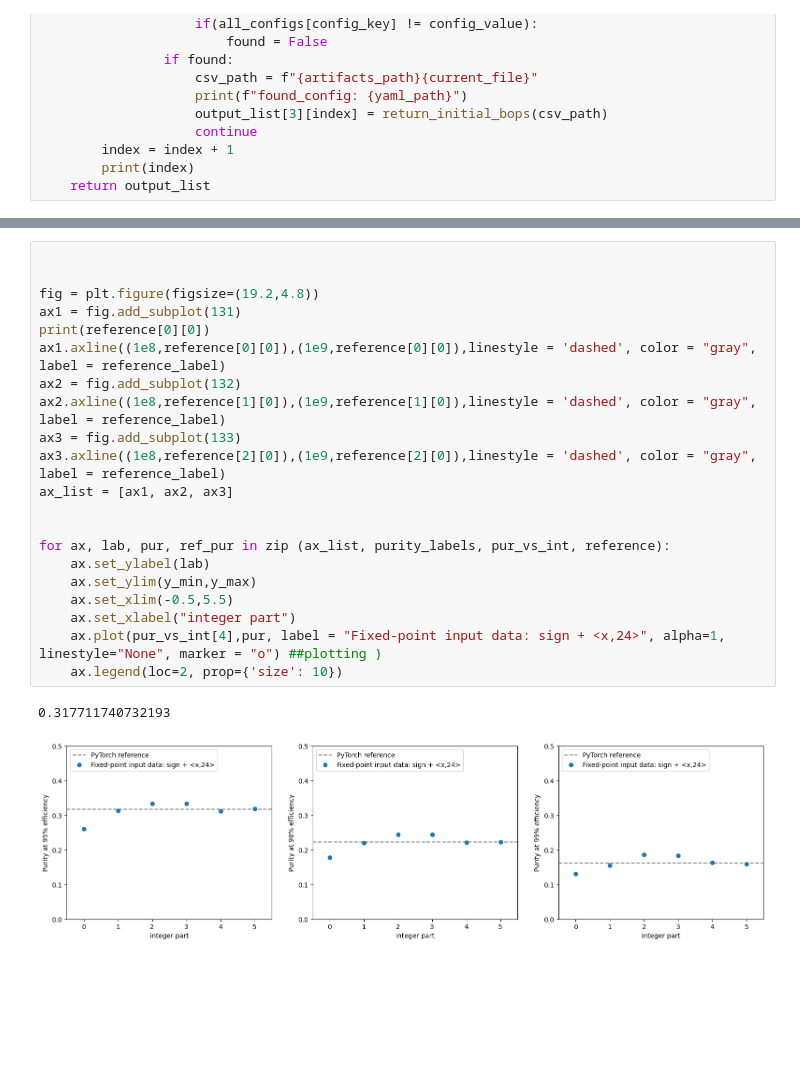
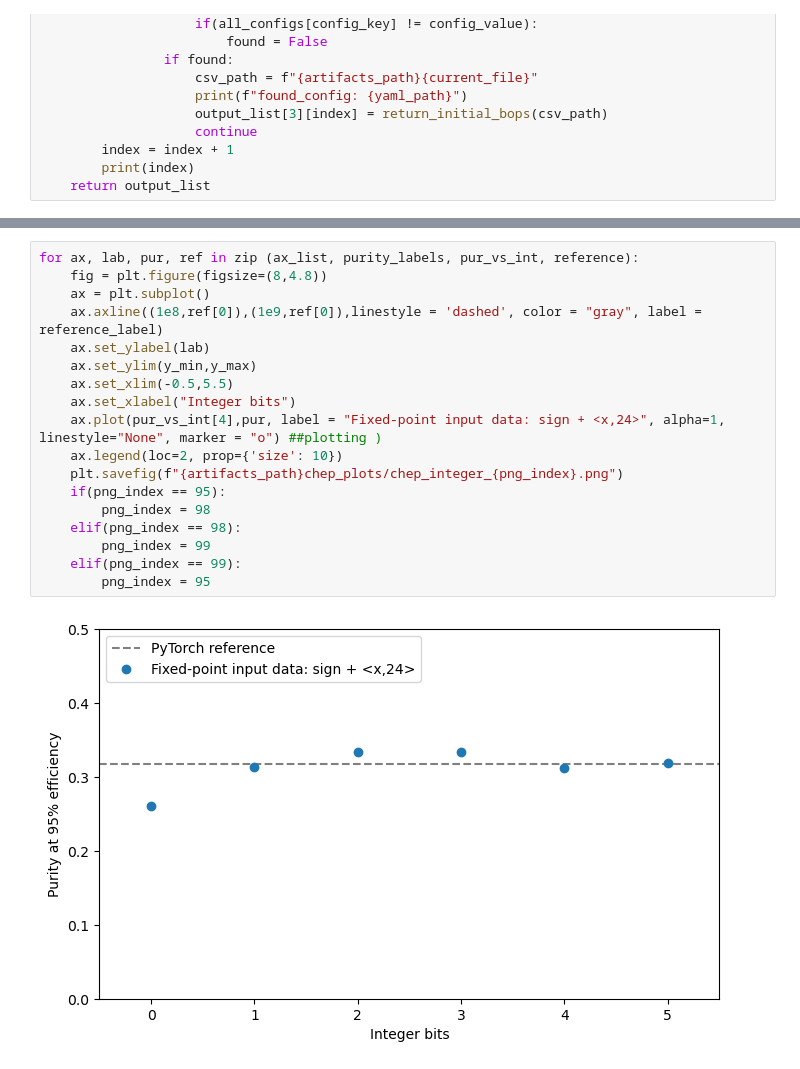
Before and after one commit to sdittmeier/Tracking-ML-Exa.TrkX, a Jupyter notebook: Examples/TrackML_Quickstart/Scripts/utils/plotter_chep.ipynb, the cells around one changed output, grey strips where cells are left out. Drawn from its saved outputs; the diff is of its cells as text; blank space fills up the shorter version.

```diff
--- a/Examples/TrackML_Quickstart/Scripts/utils/plotter_chep.ipynb
+++ b/Examples/TrackML_Quickstart/Scripts/utils/plotter_chep.ipynb
@@ -382,24 +390,20 @@ for pur_file, graph_label  in zip(pur_vs_bops, label_files_mlp_prune):
 # %%
-
-
-fig = plt.figure(figsize=(19.2,4.8))
-ax1 = fig.add_subplot(131)
-print(reference[0][0])
-ax1.axline((1e8,reference[0][0]),(1e9,reference[0][0]),linestyle = 'dashed', color = "gray", label = reference_label)
-ax2 = fig.add_subplot(132)
-ax2.axline((1e8,reference[1][0]),(1e9,reference[1][0]),linestyle = 'dashed', color = "gray", label = reference_label)
-ax3 = fig.add_subplot(133)
-ax3.axline((1e8,reference[2][0]),(1e9,reference[2][0]),linestyle = 'dashed', color = "gray", label = reference_label)
-ax_list = [ax1, ax2, ax3]
-
-
-for ax, lab, pur, ref_pur in zip (ax_list, purity_labels, pur_vs_int, reference):
+for ax, lab, pur, ref in zip (ax_list, purity_labels, pur_vs_int, reference):
+    fig = plt.figure(figsize=(8,4.8))
+    ax = plt.subplot()
+    ax.axline((1e8,ref[0]),(1e9,ref[0]),linestyle = 'dashed', color = "gray", label = reference_label)
     ax.set_ylabel(lab)
     ax.set_ylim(y_min,y_max)
     ax.set_xlim(-0.5,5.5)
-    ax.set_xlabel("integer part")
+    ax.set_xlabel("Integer bits")
     ax.plot(pur_vs_int[4],pur, label = "Fixed-point input data: sign + <x,24>", alpha=1, linestyle="None", marker = "o") ##plotting )
     ax.legend(loc=2, prop={'size': 10})
+    plt.savefig(f"{artifacts_path}chep_plots/chep_integer_{png_index}.png")
+    if(png_index == 95):
+        png_index = 98
+    elif(png_index == 98):
+        png_index = 99
+    elif(png_index == 99):
+        png_index = 95
 # %% [output]
-0.317711740732193
-[figure, old version]
+[figure, new version]
```
Also changed, not shown: parts of 11 cells of this notebook.
